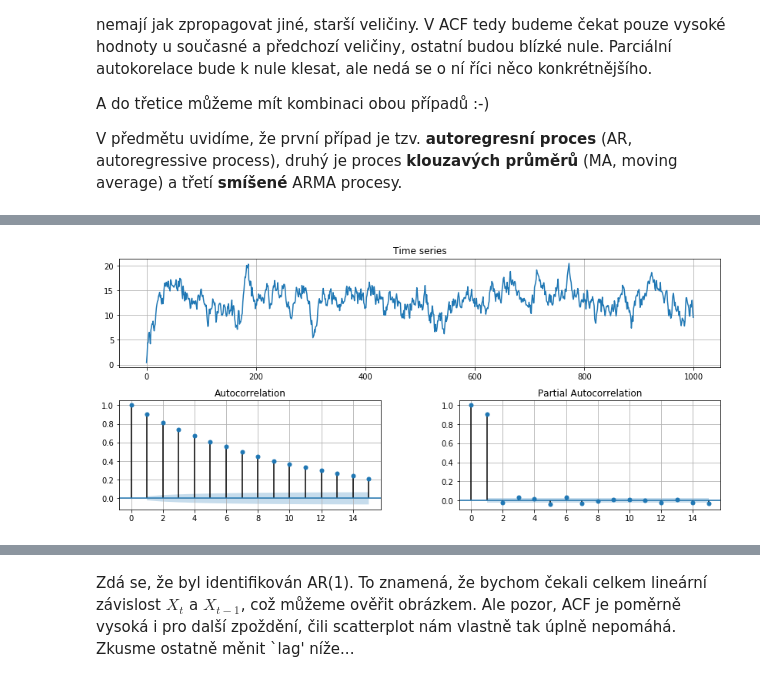
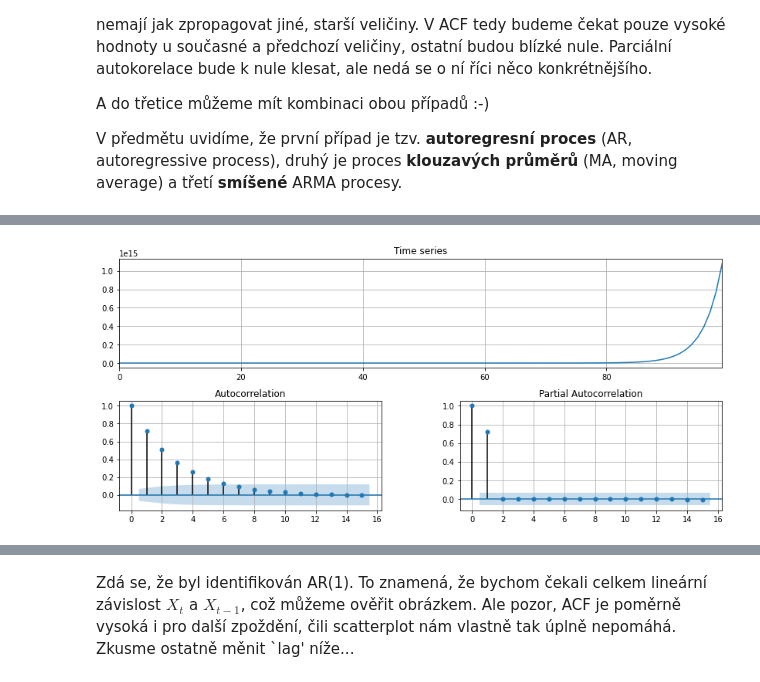
Before and after one commit to kamil-dedecius/mi-scr, a Jupyter notebook: prednasky/3.ipynb, the cells around one changed output, grey strips where cells are left out. Saved outputs shown, nothing was run; the diff lists cells and outputs as text; code cells hidden in the pictures.

```diff
--- a/prednasky/3.ipynb
+++ b/prednasky/3.ipynb
@@ -134,12 +137,12 @@ tsplot(x)
 # %%
-ndat = 1000
+ndat = 100
 x = np.zeros(ndat)
 x[0] = 0.4
 for t in range(1, ndat):
-    x[t] = 1.3 + .9*x[t-1] + np.random.normal()
+    x[t] = 1.3 + 1.4*x[t-1] + np.random.normal()
 tsplot(x)
 # %% [output]
-[figure, old version]
+[figure, new version]
 # %%
 x = np.sin(np.linspace(0, 10*np.pi, 1000)) + np.random.normal(size=1000)
 tsplot(x)
```
Also changed, not shown: parts of 13 cells of this notebook.
